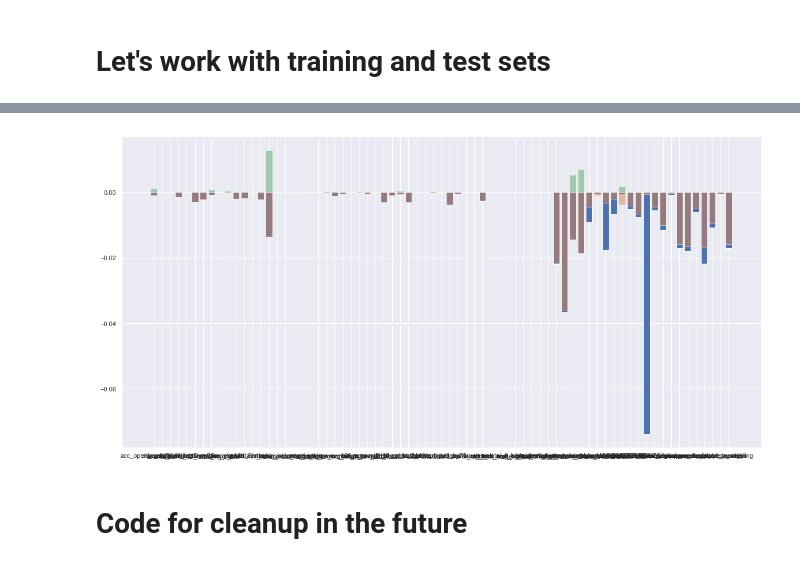
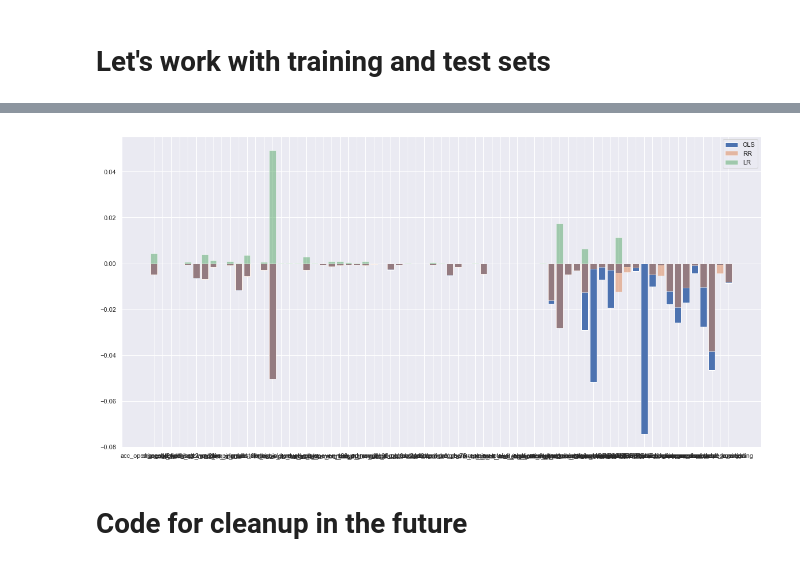
Before and after one commit to Polkaguy/Final-Project, a Jupyter notebook: Final_Project_Pavan.ipynb, the cells around one changed output, grey strips where cells are left out. Saved outputs shown, nothing was run; the diff lists cells and outputs as text; code cells hidden in the pictures.

```diff
--- a/Final_Project_Pavan.ipynb
+++ b/Final_Project_Pavan.ipynb
@@ -428,7 +428,7 @@ y=nonnan_df['total_pymnt']/nonnan_df['loan_amnt']
 traintest_df=nonnan_df.drop(columns=['total_pymnt','loan_amnt'])
 
 X_train, X_test, y_train, y_test = train_test_split(
-    nonnan_df,y,test_size=0.2,random_state=42)#,stratify=nonnan_df[['loan_status']])
+    traintest_df,y,test_size=0.2,random_state=42)#,stratify=nonnan_df[['loan_status']])
 
 Xscaler = StandardScaler()
 Xscaler.fit_transform(X_train,X_test)
@@ -576,14 +580,15 @@ print(coef_df[abs(coef_df["LR"])>0.0001])
 # %%
 # your code here
 plt.figure(figsize=(20,10))
 plt.bar(coef_df["feature"],-abs(coef_df["OLS"]),label='OLS',alpha=1.0)
 plt.bar(coef_df["feature"],-abs(coef_df["RR"]),label='RR',alpha=0.5)
 plt.bar(coef_df["feature"],abs(coef_df["LR"]),label='LR',alpha=0.5)
 plt.yscale("linear")
 
+plt.legend()
 plt.show()
 # %% [output]
-[figure, old version]
+[figure, new version]
 # %% [markdown]
 # Code for cleanup in the future
 # %%
```
Also changed, not shown: parts of 7 cells of this notebook.
